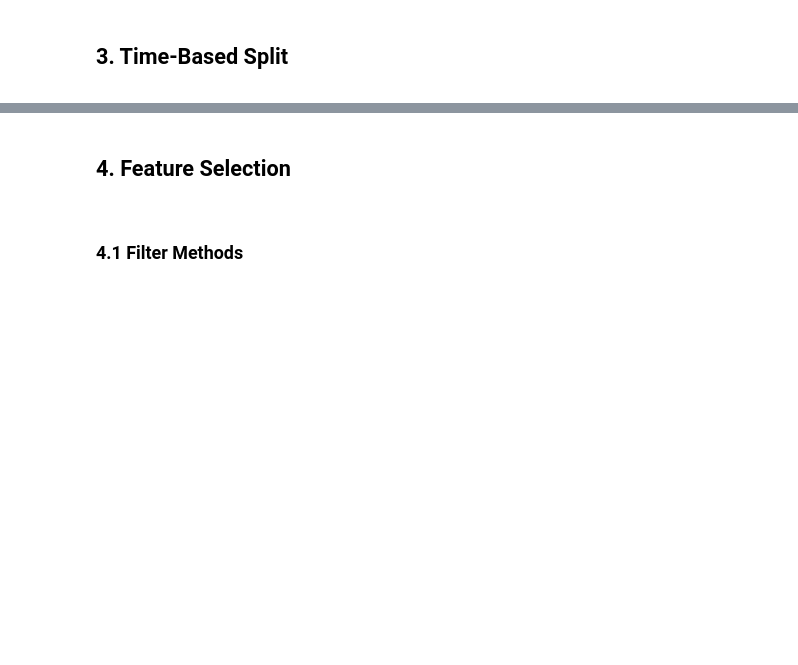
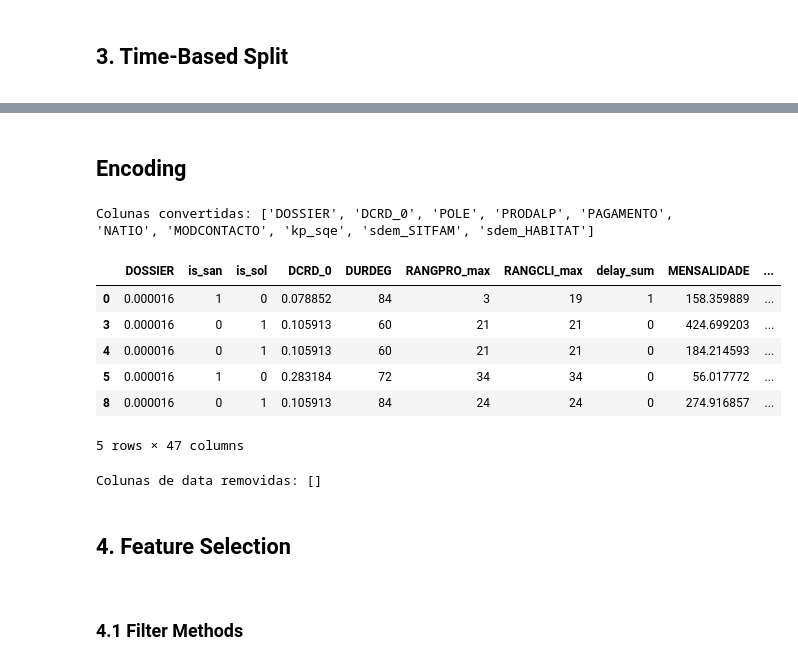
Before and after one commit to Alanog10/BNP-Paribas, a Jupyter notebook: Classification catarina.ipynb, the cells around one changed output, grey strips where cells are left out. Cells and saved outputs as stored; diff of their text form; code cells hidden in the pictures; blank space fills up the shorter version.

```diff
--- a/Classification catarina.ipynb
+++ b/Classification catarina.ipynb
@@ -95,21 +92,0 @@ Colunas removidas: ['CHURN', 'NEXT_DOSSIER_DATE', 'DAYS_TO_NEXT', 'CONTRIB', 'DC
-# %%
-# 1. Identificar colunas categóricas
-cat_features = X.select_dtypes(include=['object']).columns
-
-for col in cat_features:
-    n_categories = X[col].nunique()
-
-    # A. One-Hot Encoding para categorias binárias ou muito pequenas (<= 3 categorias)
-    if n_categories <= 3:
-        X = pd.get_dummies(X, columns=[col], prefix=col, drop_first=True)
-        print(f"One-Hot Encoding aplicado a: {col}")
-
-    # B. Frequency Encoding para o resto
-    else:
-        freq = X[col].value_counts(normalize=True)
-        X[col + '_freq'] = X[col].map(freq)
-        X.drop(columns=[col], inplace=True)
-        print(f"Frequency Encoding aplicado a: {col} ({n_categories} categorias)")
-
-# Garantir que não ficaram nulos após o encoding
-X = X.fillna(0)
@@ -179,3 +124,52 @@ Dataset Total: 185600 linhas
+# %% [markdown]
+## Encoding
+# %%
+# --- CONVERSÃO DE TEXTO PARA NÚMERO ---
+
+# Selecionar todas as colunas que são 'object' (texto)
+cat_cols = X_train.select_dtypes(include=['object']).columns
+
+for col in cat_cols:
+    # Calculamos a frequência no treino
+    freq_map = X_train[col].value_counts(normalize=True)
+
+    # Aplicamos ao treino e à validação
+    X_train[col] = X_train[col].map(freq_map)
+    X_val[col] = X_val[col].map(freq_map)
+
+    # Se houver valores novos na validação que não existiam no treino, pomos 0
+    X_val[col] = X_val[col].fillna(0)
+
+print(f"Colunas convertidas: {list(cat_cols)}")
+# %% [output]
+Colunas convertidas: ['DOSSIER', 'DCRD_0', 'POLE', 'PRODALP', 'PAGAMENTO', 'NATIO', 'MODCONTACTO', 'kp_sqe', 'sdem_SITFAM', 'sdem_HABITAT']
+# %%
+X_train.head()
+# %% [output]
+|  | DOSSIER | is_san | is_sol | DCRD_0 | DURDEG | RANGPRO_max | RANGCLI_max | delay_sum | MENSALIDADE | ... |
+| 0 | 0.000016 | 1 | 0 | 0.078852 | 84 | 3 | 19 | 1 | 158.359889 | ... |
+| 3 | 0.000016 | 0 | 1 | 0.105913 | 60 | 21 | 21 | 0 | 424.699203 | ... |
+| 4 | 0.000016 | 0 | 1 | 0.105913 | 60 | 21 | 21 | 0 | 184.214593 | ... |
+| 5 | 0.000016 | 1 | 0 | 0.283184 | 72 | 34 | 34 | 0 | 56.017772 | ... |
+| 8 | 0.000016 | 0 | 1 | 0.105913 | 84 | 24 | 24 | 0 | 274.916857 | ... |
+5 rows × 47 columns
+# %%
+# Identificar colunas que são datas
+date_cols = X_train.select_dtypes(include=['datetime64']).columns
+
+# Remover essas colunas
+X_train = X_train.drop(columns=date_cols)
+X_val = X_val.drop(columns=date_cols)
+X_test = X_test.drop(columns=date_cols)
+
+print(f"Colunas de data removidas: {list(date_cols)}")
+
+# 3. Agora a variância corre sem problemas
+variances = X_train.var()
+low_variance_cols = variances[variances < 0.01].index
+# ... continuar o drop das low_variance_cols
+# %% [output]
+Colunas de data removidas: []
 # %% [markdown]
 <a class="anchor" id="1.1 Import Libraries">
 
```
Also changed, not shown: parts of 20 cells of this notebook.
